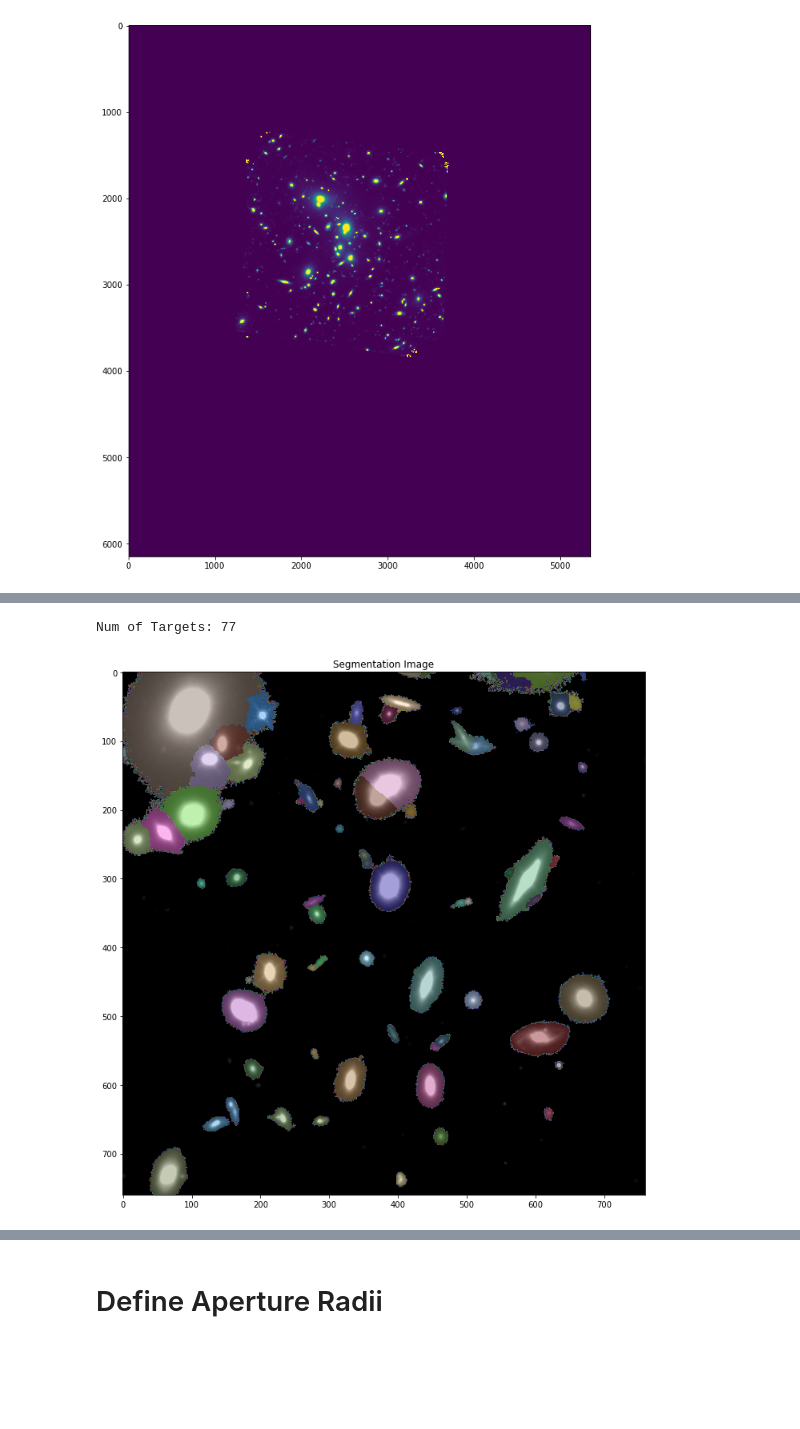
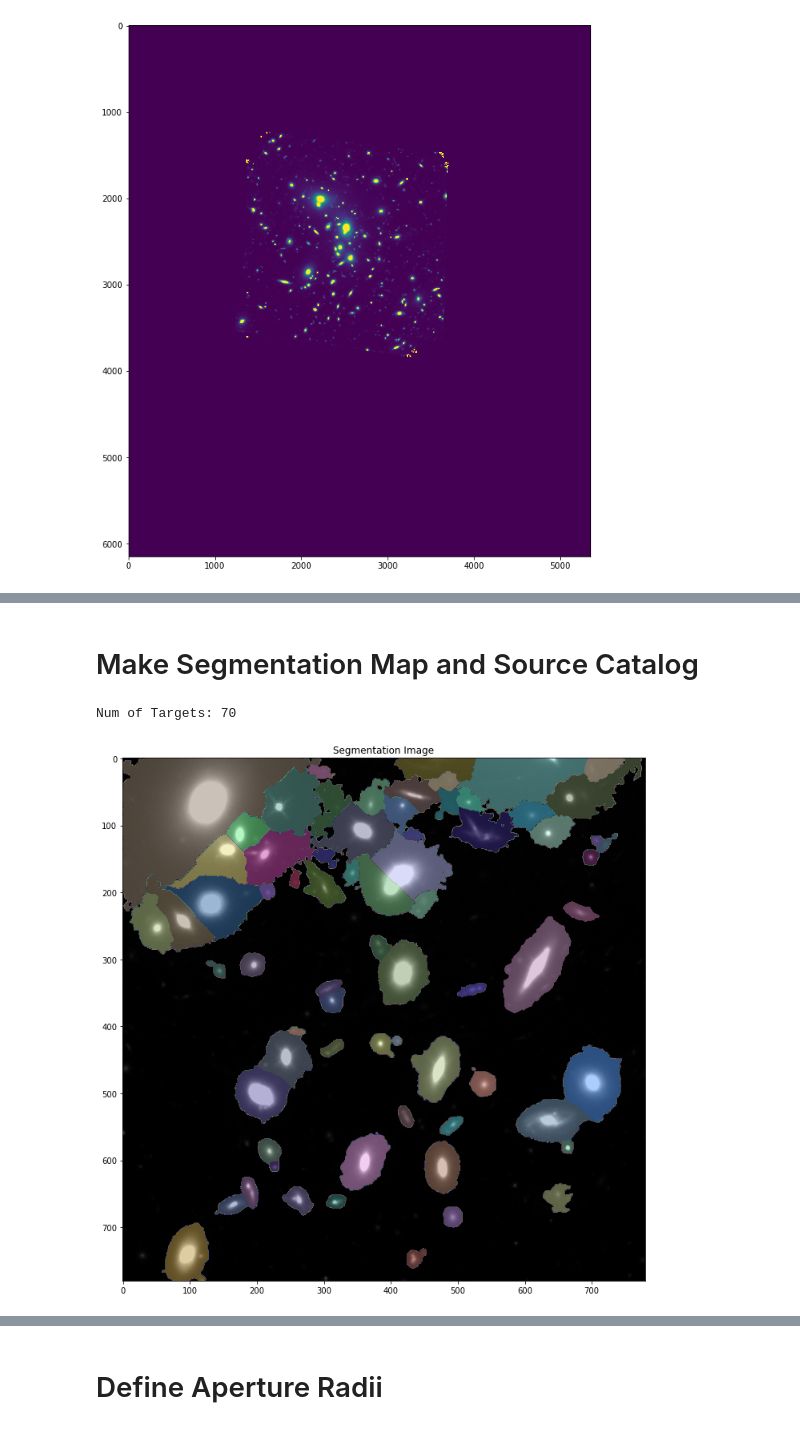
Before and after one commit to crawfordsm/lcbg, a Jupyter notebook: notebooks/find_lcbgs/petrosian_radius.ipynb, the cells around one changed output, grey strips where cells are left out. Saved outputs shown, nothing was run; the diff lists cells and outputs as text; code cells hidden in the pictures; blank space fills up the shorter version.

```diff
--- a/notebooks/find_lcbgs/petrosian_radius.ipynb
+++ b/notebooks/find_lcbgs/petrosian_radius.ipynb
@@ -100,32 +106,36 @@ print(noise_mean, noise_3_sigma, noise_8_sigma)
 #size = 2000
 
 # Cutom center:
-#cx, cy, size = 2864, 3563, 100 # Small faint group of galaxies
-cx, cy, size = 2360, 3180, 760 # Larger group of galaxies
+cx, cy, size = 2864, 3563, 100 # Small faint group of galaxies
+cx, cy, size = 2340, 3180, 780 # Larger group of galaxies
 #cx, cy, size = 2390, 3000, 1000 # Large slice of the sky
+#cx, cy, size = 2760, 3420, 700
 
 image = Cutout2D(data, (cx, cy), size, copy=True)
 
-image.data -= noise_8_sigma # noise_mean
+# Subtract mean noise
+image.data -= noise_mean
 
+# Smooth the image
+# gaussian_2D_kernel = Gaussian2DKernel(3)
+# image.data = convolve(image.data, gaussian_2D_kernel)
 
-#gaussian_2D_kernel = Gaussian2DKernel(3)
-#image.data = convolve(image.data, gaussian_2D_kernel)
-
-image.data = np.clip(image.data, 0, image.data.max())
+# Clip data
+# image.data = np.clip(image.data, 0, image.data.max())
 
 # Compute image stats
-image_noise_min = image.data.min()
+image_min = image.data.min()
+image_max = image.data.max()
 image_mean = image.data.mean()
-image_3_sigma = np.unique(detect_threshold(image.data, nsigma=3))[0] # Single value
-image_8_sigma = np.unique(detect_threshold(image.data, nsigma=8))[0] # Single value
-
+image_sigma = image.data.std()
+image_3_sigma = image_sigma * 3.
+image_8_sigma = image_sigma * 8.
 
 # Set min and max values for all plots
 vmin = 0
 vmax = image_mean*10
 
 
-
 plt.imshow(image.data, vmin=vmin, vmax=vmax)
+print(image_mean)
 # %% [output]
@@ -134,36 +144,35 @@ plt.imshow(image.data, vmin=vmin, vmax=vmax)
+# %% [markdown]
+# Make Segmentation Map and Source Catalog
 # %%
 # Catalog
 # -------
 
 # Define detect threshold
-#nsigma = image_8_sigma
-#nsigma = image_3_sigma
-#nsigma = image_mean
-nsigma = 0
+nsigma = noise_3_sigma
 
 # Define smoothing kernel
 
-kernel_size=None
+kernel_size = 10
 
 # Make segmentation map
-segm = make_segments(image.data, nsigma=nsigma, kernel_size=kernel_size, fwhm=5, npixels=10**2)
+segm = make_segments(image.data, nsigma=nsigma, kernel_size=kernel_size, fwhm=5, npixels=20**2)
 
 
 # Deblend segmentation map
-segm_deblend = deblend_segments(image.data, segm, contrast=0, kernel_size=kernel_size, fwhm=5, npixels=5**2)
+segm_deblend = deblend_segments(image.data, segm, contrast=0, kernel_size=kernel_size, fwhm=5, npixels=10**2)
 
 # Remove border sources
-#segm_deblend.remove_border_labels(1)
+# segm_deblend.remove_border_labels(100)
 
 # Make catalog
 cat = source_properties(image.data, segm_deblend, wcs=image.wcs)
 
 # Display source properties
 print("Num of Targets:", len(cat))
 
 # Plot segments
 plot_segments(segm_deblend, image.data, vmin=vmin, vmax=vmax)
 plt.show()
 # %% [output]
-Num of Targets: 77
+Num of Targets: 70
-[figure, old version]
+[figure, new version]
```
Also changed, not shown: parts of 37 cells of this notebook, 4 other files.
